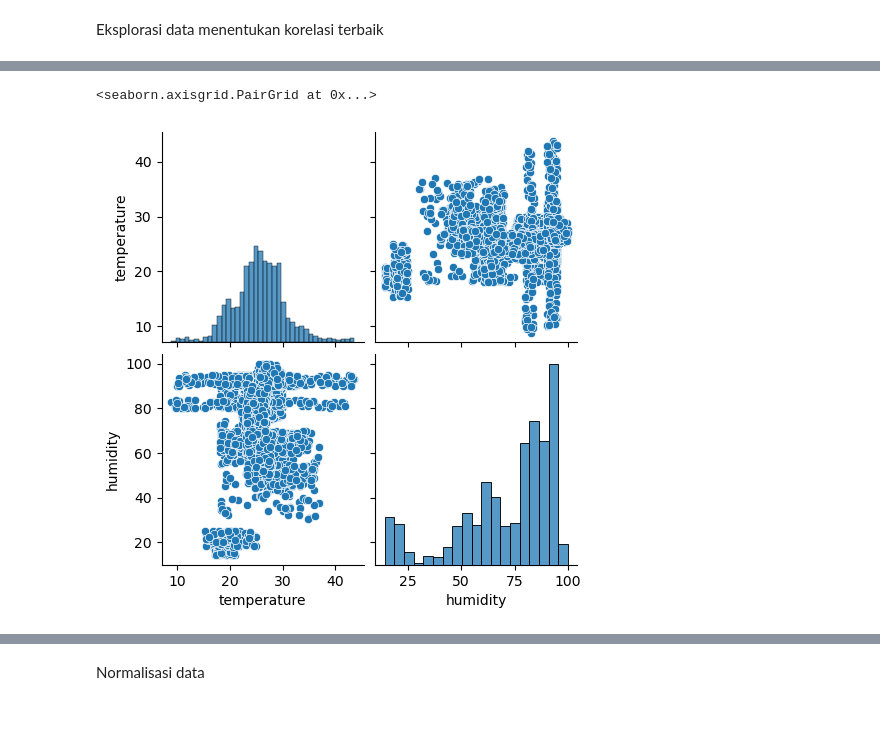
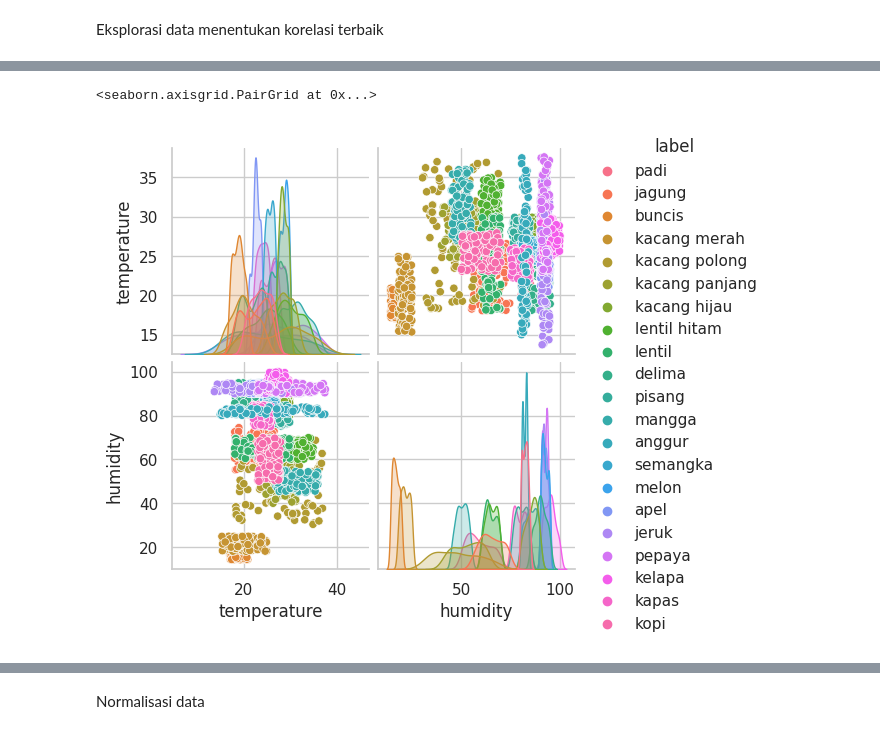
Before and after one commit to NizarArdansyah/Capstone-Project-Machine-Learning, a Jupyter notebook: Kmeans plants recomendation.ipynb, the cells around one changed output, grey strips where cells are left out. Saved outputs shown, nothing was run; the diff lists cells and outputs as text; code cells hidden in the pictures.

```diff
--- a/Kmeans plants recomendation.ipynb
+++ b/Kmeans plants recomendation.ipynb
@@ -62,0 +114,5 @@ sns.countplot(x=df['humidity'])
+# %%
+filter_min = df['temperature']<boxplot_min
+filter_max = df['temperature']>boxplot_max
+data_df = df[~(filter_min|filter_max)]
+data_df.shape
@@ -62,0 +121,3 @@ sns.countplot(x=df['humidity'])
+# %%
+sns.set_theme(style="whitegrid")
+ax = sns.boxplot(x=data_df['temperature'])
@@ -62,0 +133,4 @@ sns.countplot(x=df['humidity'])
+# %%
+# backup dataframe for encoding
+data_df.to_csv('data_df.csv')
+df_clean = data_df.copy()
@@ -62,0 +191,29 @@ sns.countplot(x=df['humidity'])
+# %%
+from imblearn.over_sampling import SMOTE
+from sklearn.preprocessing import LabelEncoder
+from sklearn.datasets import make_classification
+from sklearn.model_selection import train_test_split
+import pandas as pd
+
+
+# Menampilkan jumlah sampel sebelum SMOTE
+print("Jumlah sampel sebelum SMOTE:")
+print(df_clean['label'].value_counts())
+print("=============================")
+
+# Memisahkan fitur dan target
+X = df_clean[['temperature', 'humidity']]
+y = df_clean['label']
+
+# Menerapkan SMOTE
+smote = SMOTE(random_state=42)
+X_res, y_res = smote.fit_resample(X, y)
+
+# Membentuk dataset baru setelah SMOTE
+# Membuat dataset baru setelah SMOTE
+df_resampled = pd.DataFrame(X_res, columns=['temperature', 'humidity'])
+df_resampled['label'] = y_res
+
+# Menampilkan jumlah sampel setelah SMOTE
+print("\nJumlah sampel setelah SMOTE:")
+print(y_res.value_counts())
@@ -65,5 +276,5 @@ Eksplorasi data menentukan korelasi terbaik
 # %%
-sns.pairplot(df[[ 'temperature', 'humidity']])
+sns.pairplot(df_resampled, vars = ['temperature', 'humidity'], hue = "label")
 # %% [output]
 <seaborn.axisgrid.PairGrid at 0x...>
-[figure, old version]
+[figure, new version]
```
Also changed, not shown: parts of 36 cells of this notebook.
